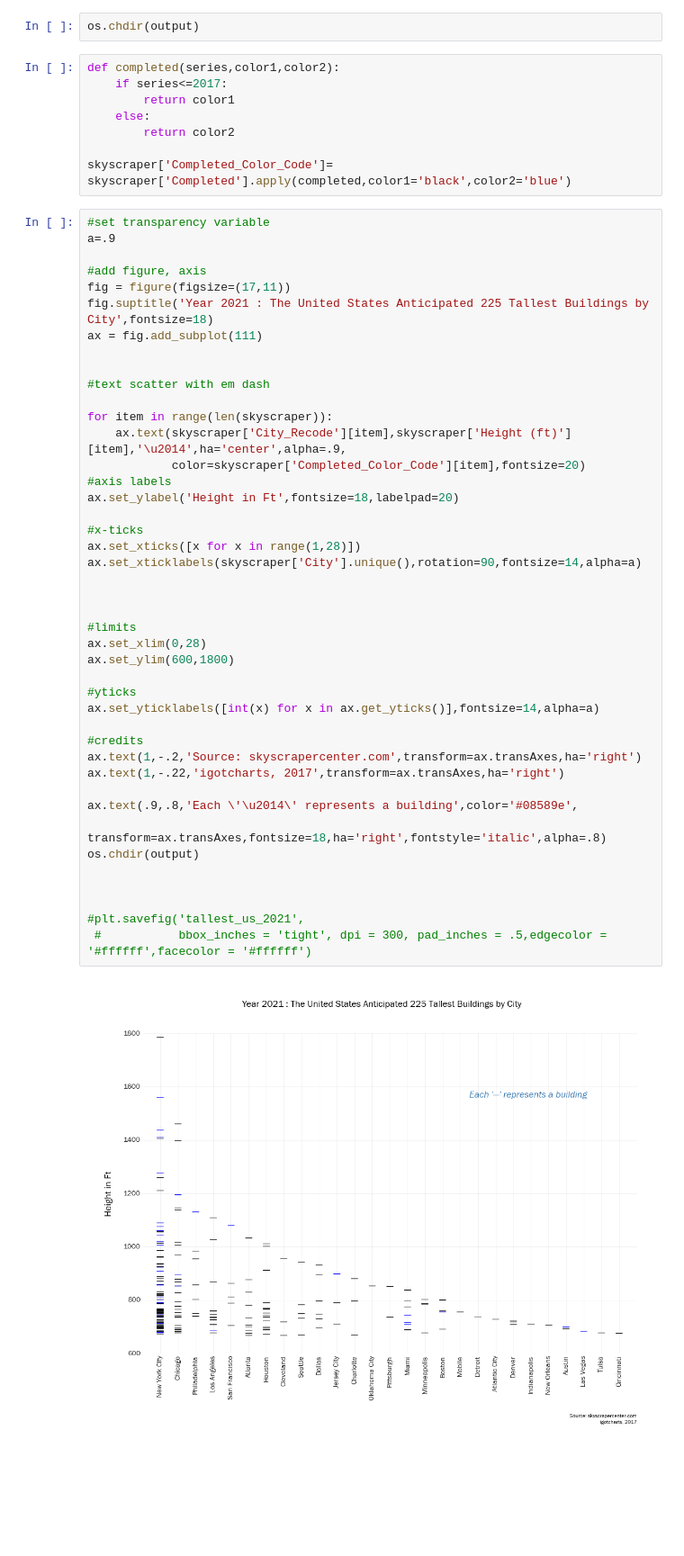
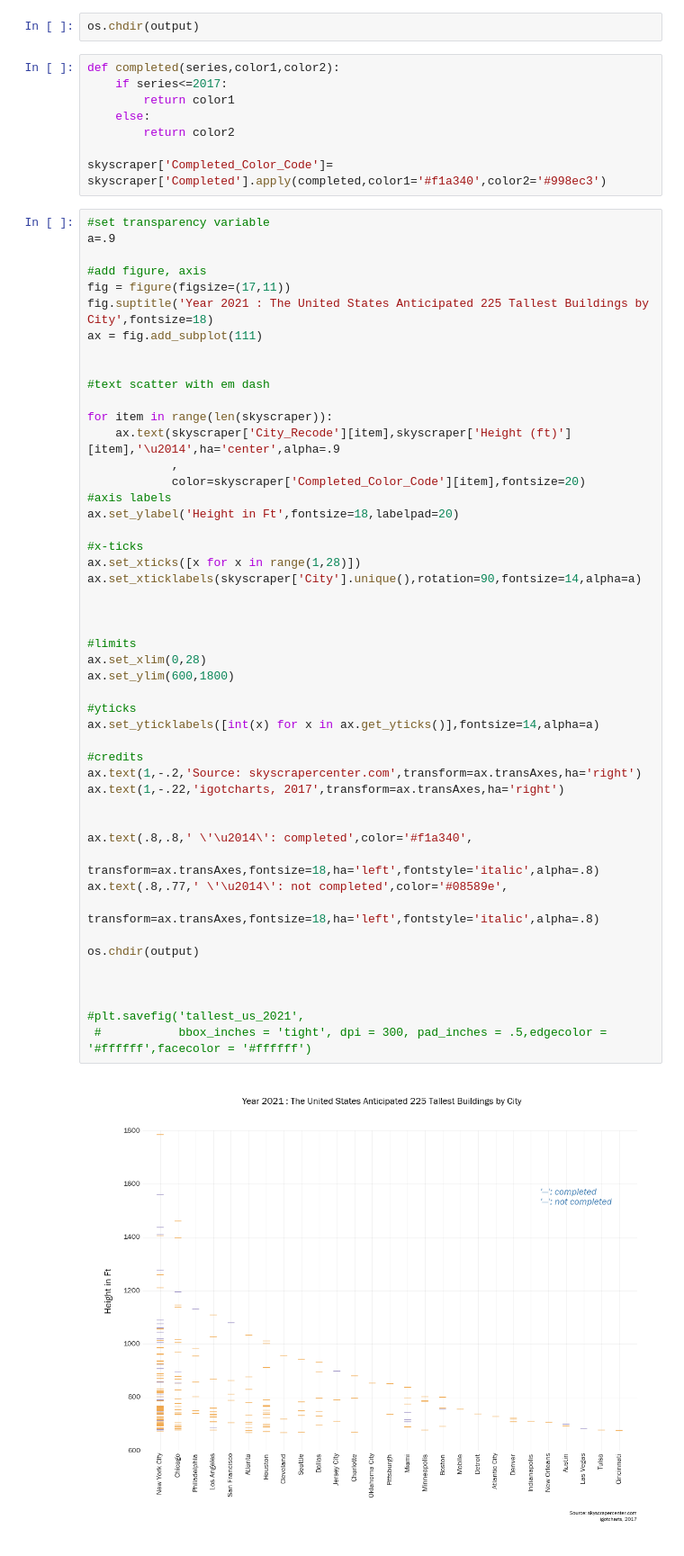
Before and after one commit to igotcharts/charts_and_more_charts, a Jupyter notebook: notebooks/Skyscrapers.ipynb, the cells around one changed output. Shown at 90% size. Saved outputs shown, nothing was run; the diff lists cells and outputs as text; blank space fills up the shorter version.

Commit message:
added temp color coding and legend

```diff
--- a/notebooks/Skyscrapers.ipynb
+++ b/notebooks/Skyscrapers.ipynb
@@ -17,7 +17,7 @@ def completed(series,color1,color2):
     else:
         return color2
 
-skyscraper['Completed_Color_Code']= skyscraper['Completed'].apply(completed,color1='black',color2='blue')
+skyscraper['Completed_Color_Code']= skyscraper['Completed'].apply(completed,color1='#f1a340',color2='#998ec3')
 # %%
 #set transparency variable
 a=.9
@@ -31,35 +31,40 @@ ax = fig.add_subplot(111)
 #text scatter with em dash
 
 for item in range(len(skyscraper)):
-    ax.text(skyscraper['City_Recode'][item],skyscraper['Height (ft)'][item],'\u2014',ha='center',alpha=.9,
+    ax.text(skyscraper['City_Recode'][item],skyscraper['Height (ft)'][item],'\u2014',ha='center',alpha=.9
+            ,
             color=skyscraper['Completed_Color_Code'][item],fontsize=20)
 #axis labels
 ax.set_ylabel('Height in Ft',fontsize=18,labelpad=20)
 
 #x-ticks
 ax.set_xticks([x for x in range(1,28)])
 ax.set_xticklabels(skyscraper['City'].unique(),rotation=90,fontsize=14,alpha=a)
 
 
 
 #limits
 ax.set_xlim(0,28)
 ax.set_ylim(600,1800)
 
 #yticks
 ax.set_yticklabels([int(x) for x in ax.get_yticks()],fontsize=14,alpha=a)
 
 #credits
 ax.text(1,-.2,'Source: skyscrapercenter.com',transform=ax.transAxes,ha='right')
 ax.text(1,-.22,'igotcharts, 2017',transform=ax.transAxes,ha='right')
 
-ax.text(.9,.8,'Each \'\u2014\' represents a building',color='#08589e',
-        transform=ax.transAxes,fontsize=18,ha='right',fontstyle='italic',alpha=.8)
+
+ax.text(.8,.8,' \'\u2014\': completed',color='#f1a340',
+        transform=ax.transAxes,fontsize=18,ha='left',fontstyle='italic',alpha=.8)
+ax.text(.8,.77,' \'\u2014\': not completed',color='#08589e',
+        transform=ax.transAxes,fontsize=18,ha='left',fontstyle='italic',alpha=.8)
+
 os.chdir(output)
 
 
 
 #plt.savefig('tallest_us_2021',
  #           bbox_inches = 'tight', dpi = 300, pad_inches = .5,edgecolor = '#ffffff',facecolor = '#ffffff')
 # %% [output]
-[figure, old version]
+[figure, new version]
```
Also changed, not shown: 1 other file.
